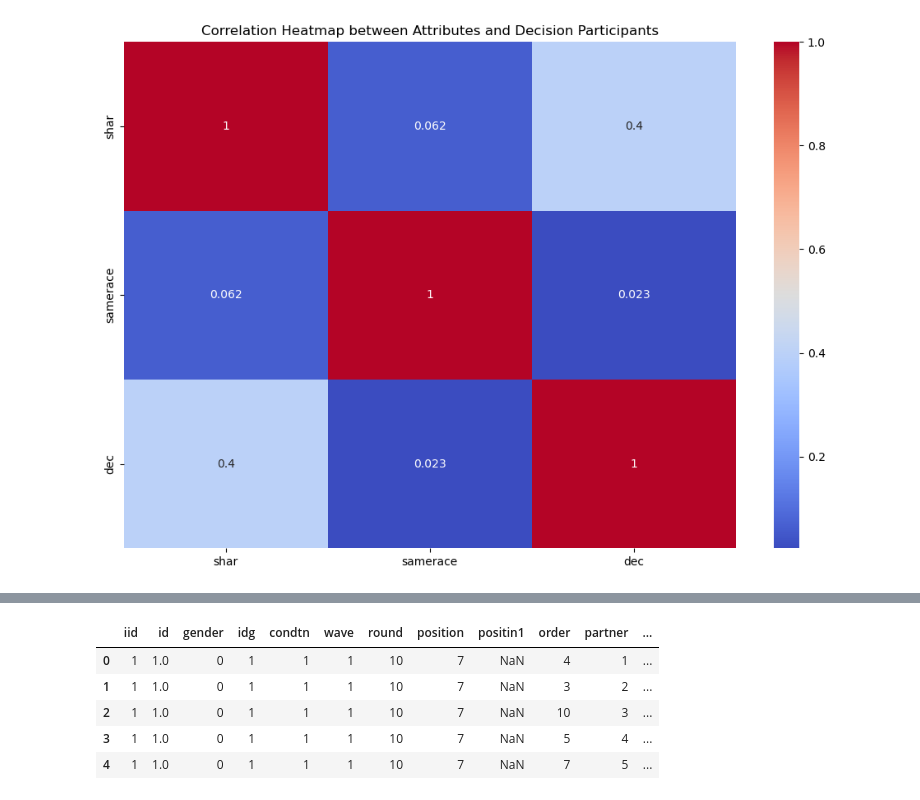
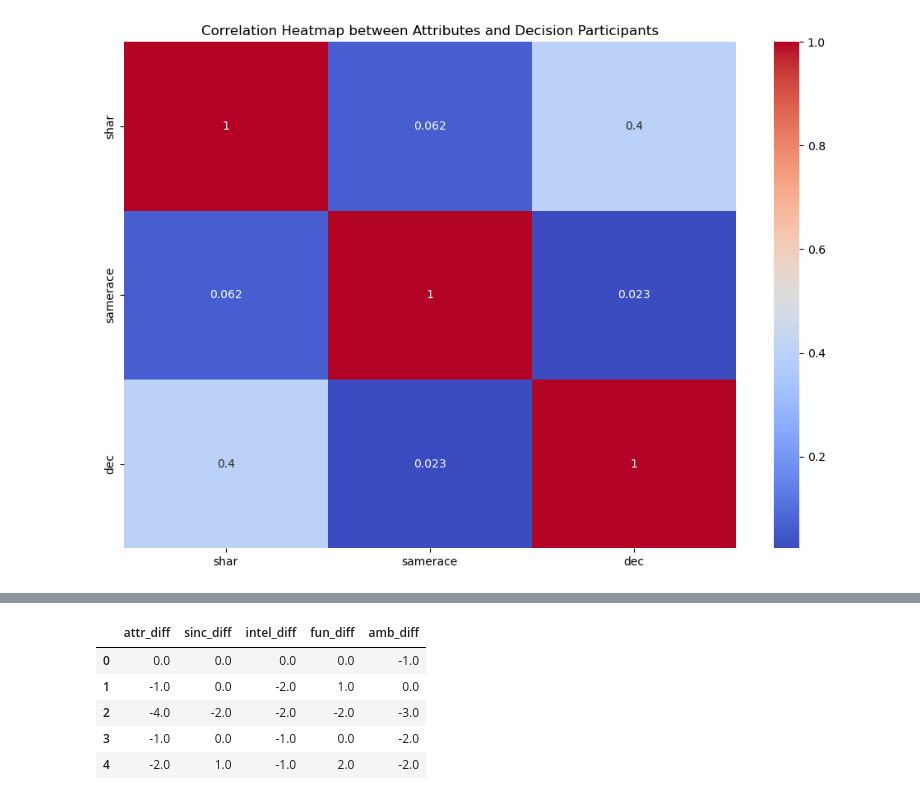
Before and after one commit to paezxavi/jedha_tinder_project, a Jupyter notebook: tinder_project.ipynb, the cells around one changed output, grey strips where cells are left out. Cells and saved outputs as stored; diff of their text form; code cells hidden in the pictures.

Commit message:
refactor question 5

```diff
--- a/tinder_project.ipynb
+++ b/tinder_project.ipynb
@@ -467,21 +410,27 @@ df.describe(include="all")
 # Question 4
 # Data preparation
 
-df_predict = df.copy()
+df_question_4 = df.copy()
 
 pred_partner_columns = ["attr_o", "sinc_o", "intel_o", "fun_o", "amb_o", "shar_o"]
 own_pred = ["attr3_1", "sinc3_1", "intel3_1", "fun3_1", "amb3_1"]
+cols_for_check = ["attr_o", "sinc_o", "intel_o", "fun_o", "amb_o", "shar_o", "attr3_1", "sinc3_1", "intel3_1", "fun3_1", "amb3_1"]
 
 # Set maximum to 10 for partners' predictions
 # Faster option : df_predict[pred_partner_columns] = df_predict[pred_partner_columns].clip(upper=10)
-for col in pred_partner_columns:
-    df_predict[col] = df_predict[col].apply(lambda x: 10 if x > 10 else x)
+is_higher_than_10 = df_question_4[cols_for_check].max() > 10
+for att, val in is_higher_than_10.items():
+    if val:
+        df_question_4[att] = df_question_4[att].apply(lambda x: 10 if x > 10 else x)
+
+# Drop na to avoid creating artificial delta
+df_question_4[cols_for_check] = df_question_4[cols_for_check].dropna()
 
 
-partner_median = df_predict[pred_partner_columns].median()
-df_predict[pred_partner_columns] = df_predict[pred_partner_columns].fillna(partner_median)
-print(partner_median)
+#partner_median = df_question_4[pred_partner_columns].median()
+#df_question_4[pred_partner_columns] = df_question_4[pred_partner_columns].fillna(partner_median)
+#print(partner_median)
 
-own_median = df_predict[own_pred].median()
-print(own_median)
-df_predict[own_pred] = df_predict[own_pred].fillna(own_median)
+#own_median = df_question_4[own_pred].median()
+#print(own_median)
+#df_question_4[own_pred] = df_question_4[own_pred].fillna(own_median)
@@ -517,19 +458,16 @@ df_predict.describe(include="all")
 # %%
-columns_to_check_predictions = ["iid", "gender", "pid", "attr_o", "attr3_1", "sinc_o", "sinc3_1", "intel_o", "intel3_1", "fun_o", "fun3_1", "amb_o", "amb3_1"]
-column_res_pred = ["iid", "attr_diff", "sinc_diff", "intel_diff", "fun_diff", "amb_diff"]
+attributes = ["attr", "sinc", "intel", "fun", "amb"]
 
-df_predict['attr_diff'] = df_predict['attr3_1'] - df_predict['attr_o']
-df_predict['sinc_diff'] = df_predict['sinc3_1'] - df_predict['sinc_o']
-df_predict['intel_diff'] = df_predict['intel3_1'] - df_predict['intel_o']
-df_predict['fun_diff'] = df_predict['fun3_1'] - df_predict['fun_o']
-df_predict['amb_diff'] = df_predict['amb3_1'] - df_predict['amb_o']
+for att in attributes:
+    df_question_4[f"{att}_diff"] = df_question_4[f"{att}3_1"] - df_question_4[f"{att}_o"]
 
-df_predict.head()
+cols_diff = ["attr_diff", "sinc_diff", "intel_diff", "fun_diff", "amb_diff"]
+df_question_4[cols_diff].head()
 # %% [output]
-|  | iid | id | gender | idg | condtn | wave | round | position | positin1 | order | partner | ... |
-| 0 | 1 | 1.0 | 0 | 1 | 1 | 1 | 10 | 7 | NaN | 4 | 1 | ... |
-| 1 | 1 | 1.0 | 0 | 1 | 1 | 1 | 10 | 7 | NaN | 3 | 2 | ... |
-| 2 | 1 | 1.0 | 0 | 1 | 1 | 1 | 10 | 7 | NaN | 10 | 3 | ... |
-| 3 | 1 | 1.0 | 0 | 1 | 1 | 1 | 10 | 7 | NaN | 5 | 4 | ... |
-| 4 | 1 | 1.0 | 0 | 1 | 1 | 1 | 10 | 7 | NaN | 7 | 5 | ... |
+|  | attr_diff | sinc_diff | intel_diff | fun_diff | amb_diff |
+| 0 | 0.0 | 0.0 | 0.0 | 0.0 | -1.0 |
+| 1 | -1.0 | 0.0 | -2.0 | 1.0 | 0.0 |
+| 2 | -4.0 | -2.0 | -2.0 | -2.0 | -3.0 |
+| 3 | -1.0 | 0.0 | -1.0 | 0.0 | -2.0 |
+| 4 | -2.0 | 1.0 | -1.0 | 2.0 | -2.0 |
 # %%
```
Also changed, not shown: parts of 14 cells of this notebook.
